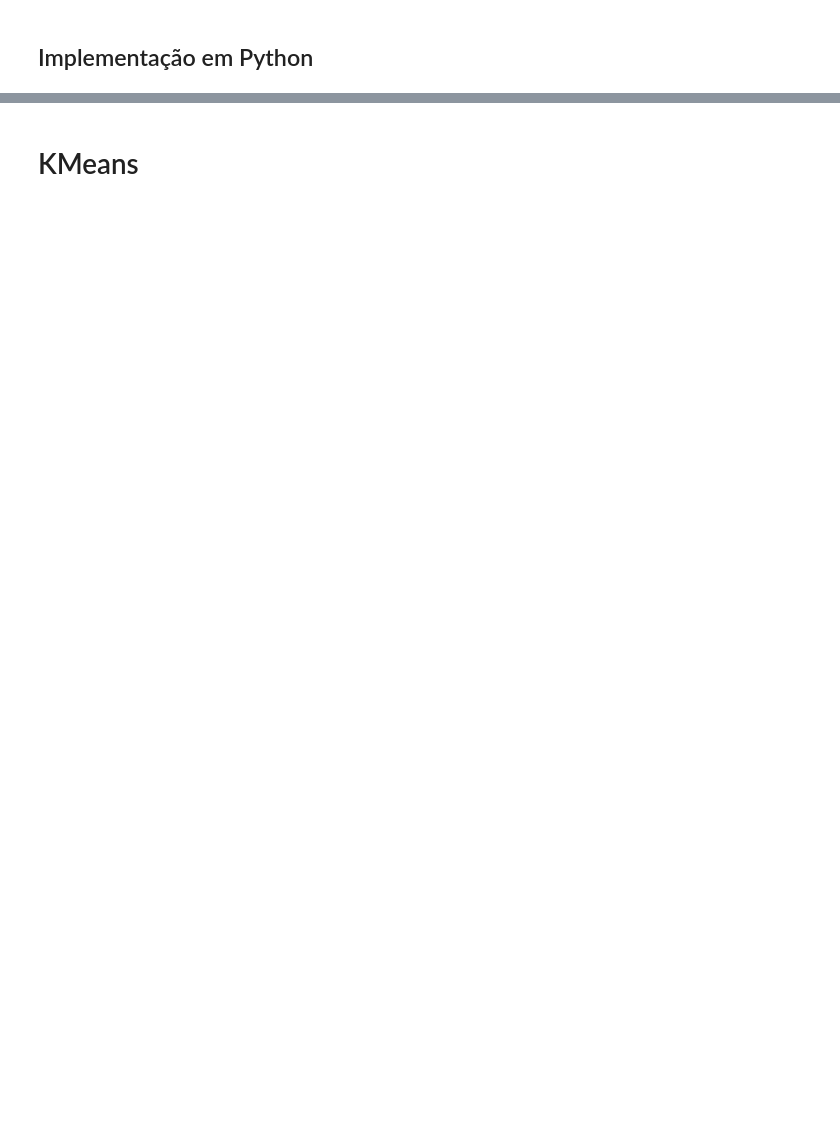
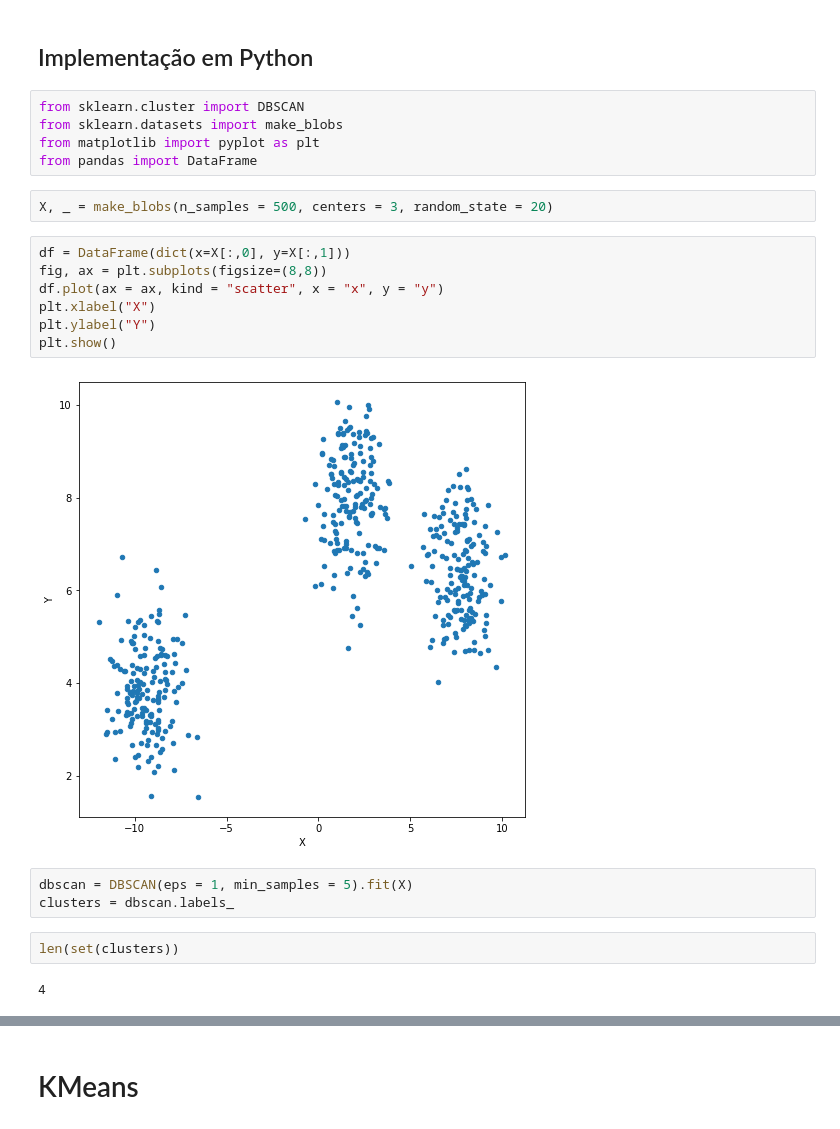
Before and after one commit to beatrizfrocha/clusters-tutorial, a Jupyter notebook: Clusters Tutorial.ipynb, the cells around one changed output, grey strips where cells are left out. Cells and saved outputs as stored; diff of their text form; blank space fills up the shorter version.

```diff
--- a/Clusters Tutorial.ipynb
+++ b/Clusters Tutorial.ipynb
@@ -52,3 +52,26 @@ Pontos conectados por densidade - Diz-se que dois pontos **core** _p_ e _q_ est
 ![Diagrama](./files/dbscan6.png)
 # %% [markdown]
 ## Implementação em Python
+# %%
+from sklearn.cluster import DBSCAN
+from sklearn.datasets import make_blobs
+from matplotlib import pyplot as plt
+from pandas import DataFrame
+# %%
+X, _ = make_blobs(n_samples = 500, centers = 3, random_state = 20)
+# %%
+df = DataFrame(dict(x=X[:,0], y=X[:,1]))
+fig, ax = plt.subplots(figsize=(8,8))
+df.plot(ax = ax, kind = "scatter", x = "x", y = "y")
+plt.xlabel("X")
+plt.ylabel("Y")
+plt.show()
+# %% [output]
+[figure, added]
+# %%
+dbscan = DBSCAN(eps = 1, min_samples = 5).fit(X)
+clusters = dbscan.labels_
+# %%
+len(set(clusters))
+# %% [output]
+4
```
Also changed, not shown: parts of 10 cells of this notebook.
